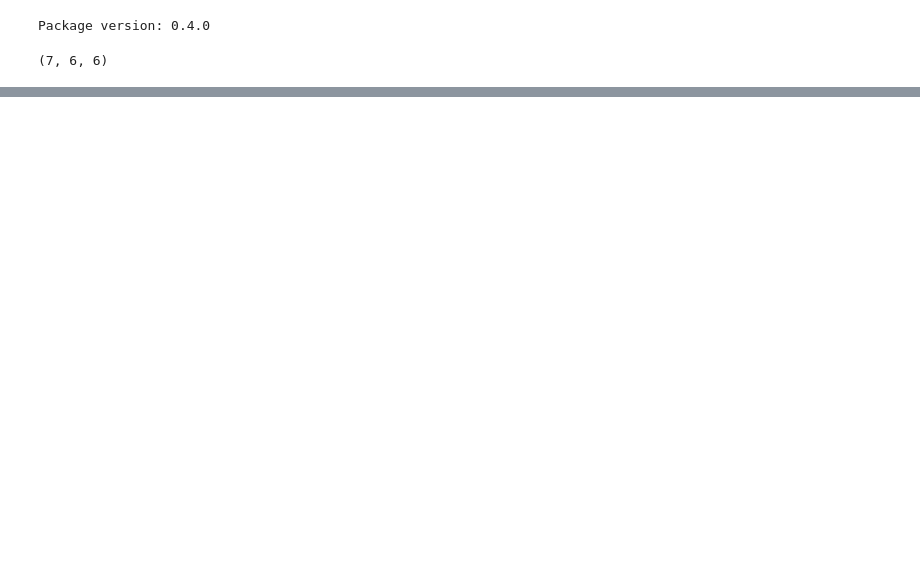
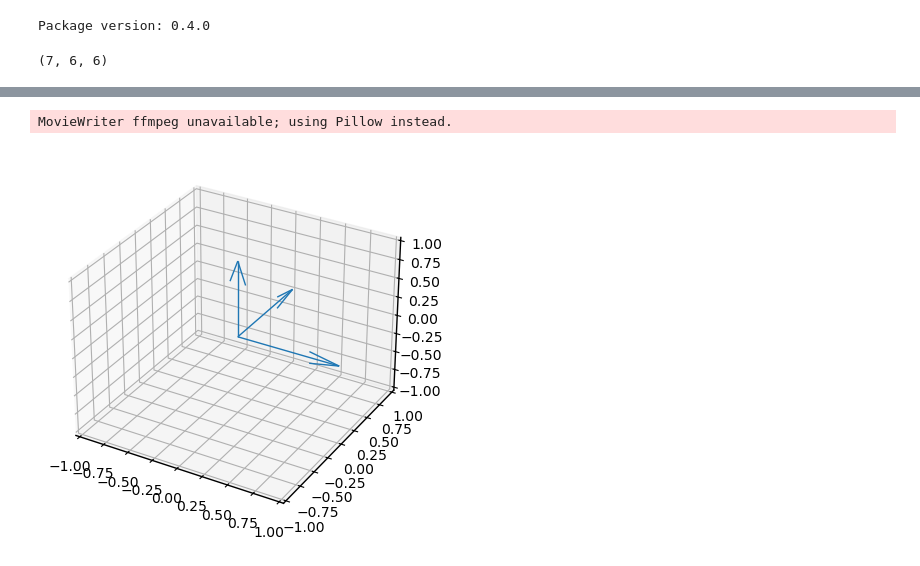
Before and after one commit to simeon-ned/varitop, a Jupyter notebook: examples/00.4_prox_quad.ipynb, the cells around one changed output, grey strips where cells are left out. Cells and saved outputs as stored; diff of their text form; code cells hidden in the pictures; blank space fills up the shorter version.

```diff
--- a/examples/00.4_prox_quad.ipynb
+++ b/examples/00.4_prox_quad.ipynb
@@ -366,0 +331,41 @@ MovieWriter ffmpeg unavailable; using Pillow instead.
+# %%
+qs_sol = np.array(xs_opt[:, 3:7])
+qs_sol = qs_sol[:, [3, 0, 1, 2]]
+# %%
+basis_vectors = np.array([[1, 0, 0], [0, 1, 0], [0, 0, 1]])
+rms = q2rm(qs_sol)
+# %%
+from matplotlib.animation import FuncAnimation
+
+fig = plt.figure()
+ax = fig.add_subplot(111, projection="3d")
+
+ax.set_xlim(-1, 1)
+ax.set_ylim(-1, 1)
+ax.set_zlim(-1, 1)
+
+basis = ax.quiver(0, 0, 0, basis_vectors[0], basis_vectors[1], basis_vectors[2])
+
+
+def update(frame):
+    # Rotate the basis vectors
+    rotated_vectors = rms[frame] @ basis_vectors.T
+
+    global basis
+    basis.remove()
+    basis = ax.quiver(
+        0, 0, 0, rotated_vectors[0], rotated_vectors[1], rotated_vectors[2]
+    )
+
+
+# Create the animation
+animation = FuncAnimation(fig, update, frames=len(qs_sol))
+
+# Save the animation as a GIF using Pillow writer
+animation.save("evolution_history_x2.gif")
+
+# Display the animation
+plt.show()
+# %% [output]
+MovieWriter ffmpeg unavailable; using Pillow instead.
+[figure, added]
```
Also changed, not shown: parts of 9 cells of this notebook, 4 other files.
